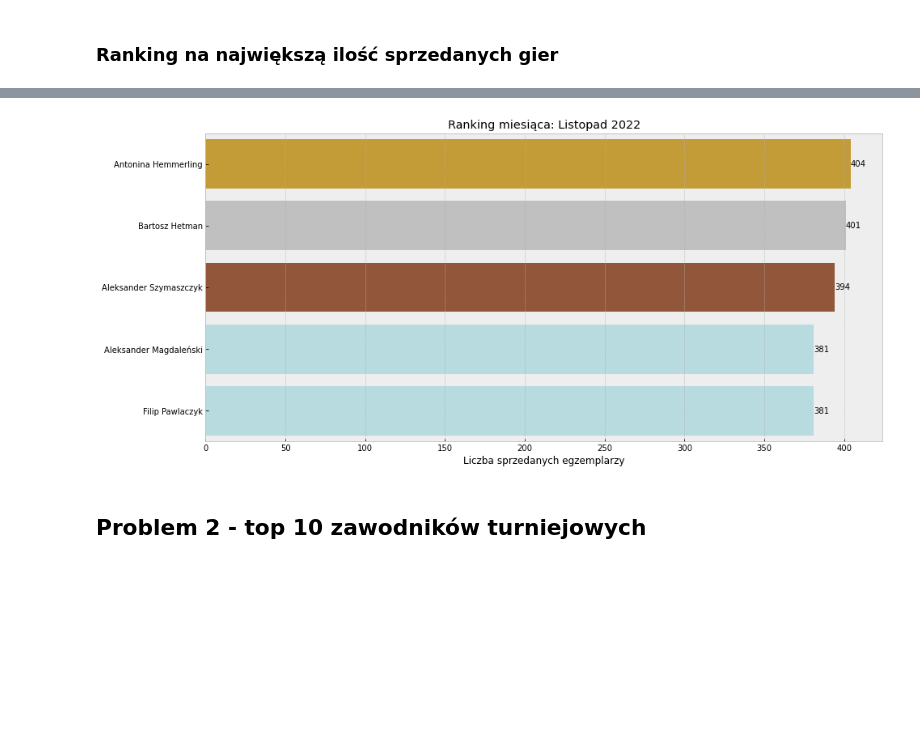
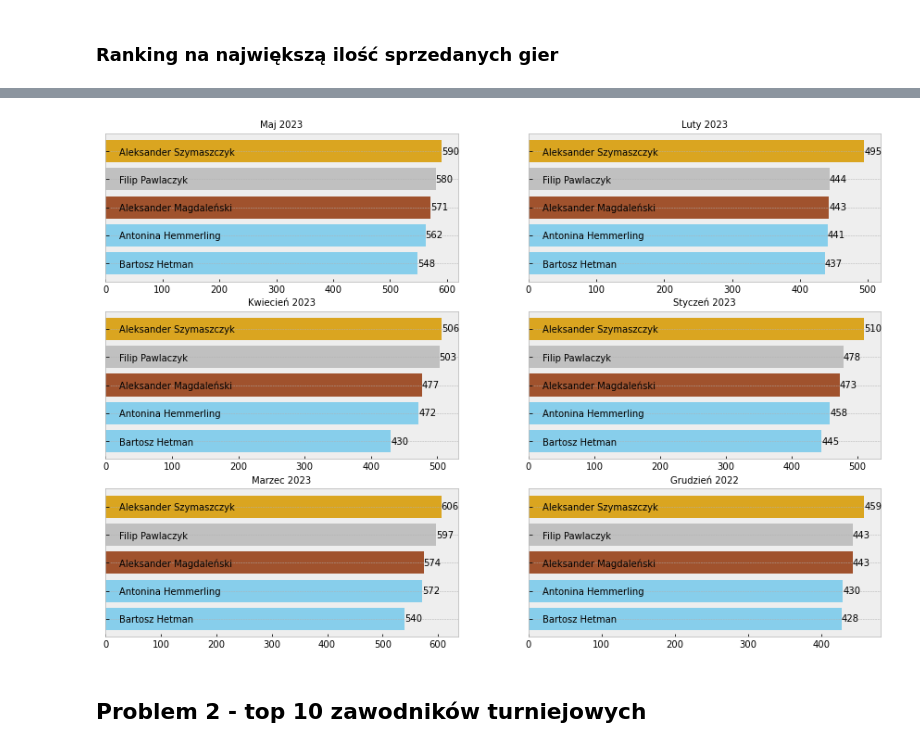
Before and after one commit to mweuro/Gameshop_database, a Jupyter notebook: Michal/analysis.ipynb, the cells around one changed output, grey strips where cells are left out. Saved outputs shown, nothing was run; the diff lists cells and outputs as text; code cells hidden in the pictures; blank space fills up the shorter version.

```diff
--- a/Michal/analysis.ipynb
+++ b/Michal/analysis.ipynb
@@ -213,0 +66,19 @@ Name: full_name, Length: 425, dtype: int64
+# %%
+sql = """SELECT MONTH(date) AS month,
+        YEAR(date) AS year,
+        CONCAT(first_name, ' ', last_name) AS full_name,
+        COUNT(*) AS count
+FROM sale
+JOIN staff
+USING (staff_id)
+GROUP BY year, month, full_name
+"""
+df = query_to_df(sql)
+# %%
+df1 = month_ranking_example(df, year = 2023, month = 5)
+df2 = month_ranking_example(df, year = 2023, month = 4)
+df3 = month_ranking_example(df, year = 2023, month = 3)
+df4 = month_ranking_example(df, year = 2023, month = 2)
+df5 = month_ranking_example(df, year = 2023, month = 1)
+df6 = month_ranking_example(df, year = 2022, month = 12)
+df6
@@ -214,7 +92,54 @@ Name: full_name, Length: 425, dtype: int64
 # %%
-month_ranking_example(best_count, 'Liczba sprzedanych egzemplarzy', 2022, 11)
+month_names = {1 : 'Styczeń',
+                  2 : 'Luty',
+                  3 : 'Marzec',
+                  4 : 'Kwiecień',
+                  5 : 'Maj',
+                  6 : 'Czerwiec',
+                  7 : 'Lipiec',
+                  8 : 'Sierpień',
+                  9 : 'Wrzesień',
+                  10 : 'Październik',
+                  11 : 'Listopad',
+                  12 : 'Grudzień'}
+
+plt.style.use('bmh')
+fig, ax = plt.subplots(3, 2, figsize = (15, 10))
+ax[0, 0].barh(df1['full_name'], df1['count'], color = ['skyblue', 'skyblue', 'sienna', 'silver', 'goldenrod'])
+ax[1, 0].barh(df2['full_name'], df2['count'], color = ['skyblue', 'skyblue', 'sienna', 'silver', 'goldenrod'])
+ax[2, 0].barh(df3['full_name'], df3['count'], color = ['skyblue', 'skyblue', 'sienna', 'silver', 'goldenrod'])
+ax[0, 1].barh(df4['full_name'], df4['count'], color = ['skyblue', 'skyblue', 'sienna', 'silver', 'goldenrod'])
+ax[1, 1].barh(df5['full_name'], df5['count'], color = ['skyblue', 'skyblue', 'sienna', 'silver', 'goldenrod'])
+ax[2, 1].barh(df6['full_name'], df6['count'], color = ['skyblue', 'skyblue', 'sienna', 'silver', 'goldenrod'])
+
+ax[0, 0].bar_label(ax[0, 0].containers[0], fmt= '%i', label_type='edge')
+ax[0, 0].tick_params(axis='y', direction='in',pad=-15)
+ax[0, 0].set_yticklabels(df6['full_name'], horizontalalignment = "left")
+ax[1, 0].bar_label(ax[1, 0].containers[0], fmt= '%i', label_type='edge')
+ax[1, 0].tick_params(axis='y', direction='in',pad=-15)
+ax[1, 0].set_yticklabels(df6['full_name'], horizontalalignment = "left")
+ax[2, 0].bar_label(ax[2, 0].containers[0], fmt= '%i', label_type='edge')
+ax[2, 0].tick_params(axis='y', direction='in',pad=-15)
+ax[2, 0].set_yticklabels(df6['full_name'], horizontalalignment = "left")
+ax[0, 1].bar_label(ax[0, 1].containers[0], fmt= '%i', label_type='edge')
+ax[0, 1].tick_params(axis='y', direction='in',pad=-15)
+ax[0, 1].set_yticklabels(df6['full_name'], horizontalalignment = "left")
+ax[1, 1].bar_label(ax[1, 1].containers[0], fmt= '%i', label_type='edge')
+ax[1, 1].tick_params(axis='y', direction='in',pad=-15)
+ax[1, 1].set_yticklabels(df6['full_name'], horizontalalignment = "left")
+ax[2, 1].bar_label(ax[2, 1].containers[0], fmt= '%i', label_type='edge')
+ax[2, 1].tick_params(axis='y', direction='in',pad=-15)
+ax[2, 1].set_yticklabels(df6['full_name'], horizontalalignment = "left")
+
+ax[0, 0].set_title(month_names[df1.month.values[0]] + ' ' + str(df1.year.values[0]), size = 10)
+ax[1, 0].set_title(month_names[df2.month.values[0]] + ' ' + str(df2.year.values[0]), size = 10)
+ax[2, 0].set_title(month_names[df3.month.values[0]] + ' ' + str(df3.year.values[0]), size = 10)
+ax[0, 1].set_title(month_names[df4.month.values[0]] + ' ' + str(df4.year.values[0]), size = 10)
+ax[1, 1].set_title(month_names[df5.month.values[0]] + ' ' + str(df5.year.values[0]), size = 10)
+ax[2, 1].set_title(month_names[df6.month.values[0]] + ' ' + str(df6.year.values[0]), size = 10)
+plt.show()
 # %% [output]
-[figure, old version]
+[figure, new version]
 # %% [markdown]
 ## Problem 2 - top 10 zawodników turniejowych
 # %%
```
Also changed, not shown: parts of 20 cells of this notebook, 1 other file.
